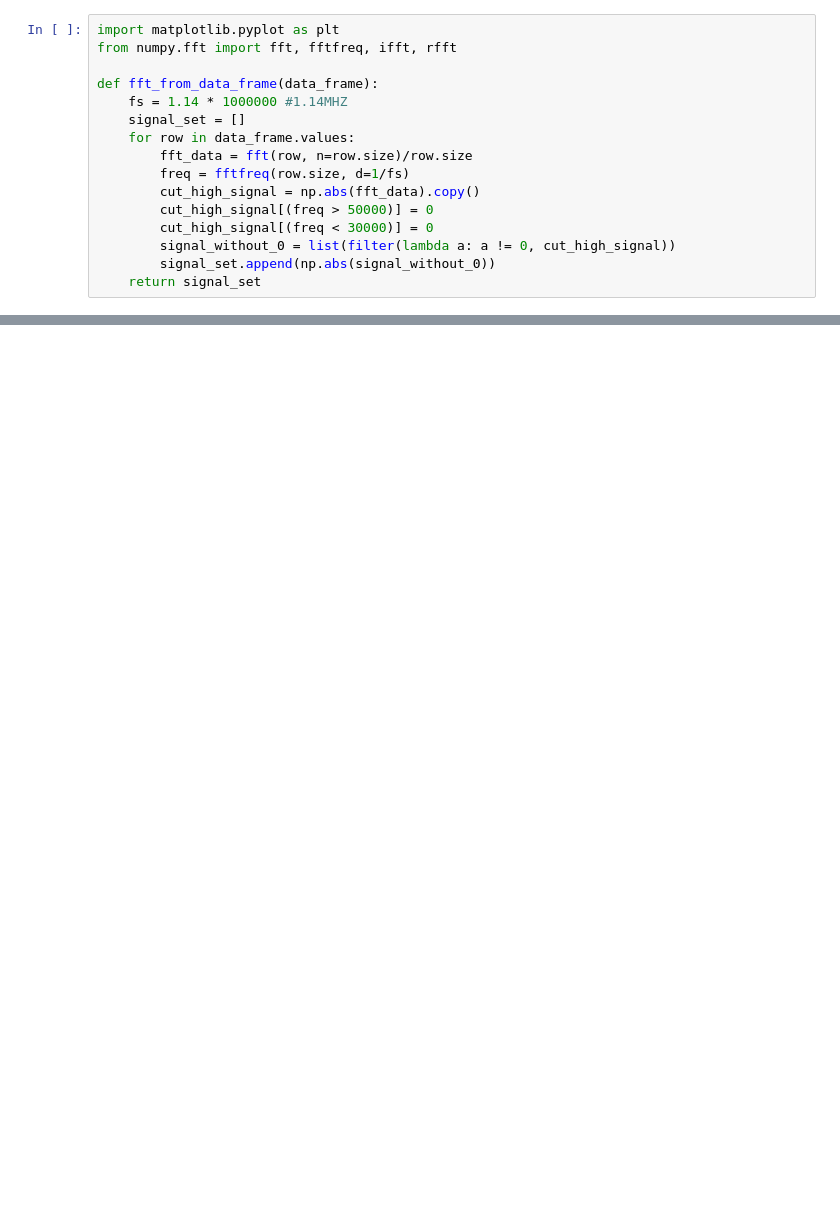
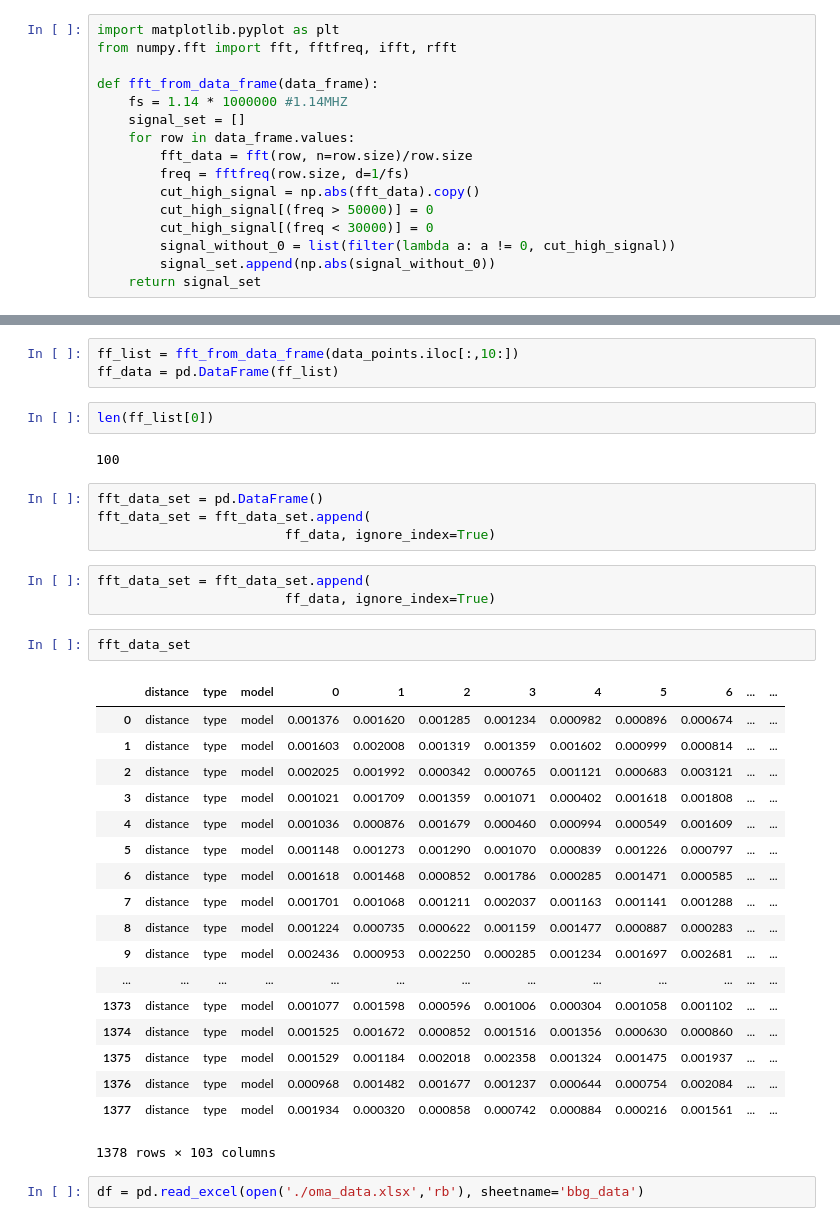
Before and after one commit to joshianuj/MachineLearningComparision, a Jupyter notebook: jupyter-notebook/Untitled3.ipynb, the cells around one changed output, grey strips where cells are left out. Cells and saved outputs as stored; diff of their text form; blank space fills up the shorter version.

```diff
--- a/jupyter-notebook/Untitled3.ipynb
+++ b/jupyter-notebook/Untitled3.ipynb
@@ -73,0 +59,37 @@ ax.plot(ff_data[0])
+# %%
+ff_list = fft_from_data_frame(data_points.iloc[:,10:])
+ff_data = pd.DataFrame(ff_list)
+# %%
+len(ff_list[0])
+# %% [output]
+100
+# %%
+fft_data_set = pd.DataFrame()
+fft_data_set = fft_data_set.append(
+                        ff_data, ignore_index=True)
+# %%
+fft_data_set = fft_data_set.append(
+                        ff_data, ignore_index=True)
+# %%
+fft_data_set
+# %% [output]
+|  | distance | type | model | 0 | 1 | 2 | 3 | 4 | 5 | 6 | ... | ... |
+| 0 | distance | type | model | 0.001376 | 0.001620 | 0.001285 | 0.001234 | 0.000982 | 0.000896 | 0.000674 | ... | ... |
+| 1 | distance | type | model | 0.001603 | 0.002008 | 0.001319 | 0.001359 | 0.001602 | 0.000999 | 0.000814 | ... | ... |
+| 2 | distance | type | model | 0.002025 | 0.001992 | 0.000342 | 0.000765 | 0.001121 | 0.000683 | 0.003121 | ... | ... |
+| 3 | distance | type | model | 0.001021 | 0.001709 | 0.001359 | 0.001071 | 0.000402 | 0.001618 | 0.001808 | ... | ... |
+| 4 | distance | type | model | 0.001036 | 0.000876 | 0.001679 | 0.000460 | 0.000994 | 0.000549 | 0.001609 | ... | ... |
+| 5 | distance | type | model | 0.001148 | 0.001273 | 0.001290 | 0.001070 | 0.000839 | 0.001226 | 0.000797 | ... | ... |
+| 6 | distance | type | model | 0.001618 | 0.001468 | 0.000852 | 0.001786 | 0.000285 | 0.001471 | 0.000585 | ... | ... |
+| 7 | distance | type | model | 0.001701 | 0.001068 | 0.001211 | 0.002037 | 0.001163 | 0.001141 | 0.001288 | ... | ... |
+| 8 | distance | type | model | 0.001224 | 0.000735 | 0.000622 | 0.001159 | 0.001477 | 0.000887 | 0.000283 | ... | ... |
+| 9 | distance | type | model | 0.002436 | 0.000953 | 0.002250 | 0.000285 | 0.001234 | 0.001697 | 0.002681 | ... | ... |
+| ... | ... | ... | ... | ... | ... | ... | ... | ... | ... | ... | ... | ... |
+| 1373 | distance | type | model | 0.001077 | 0.001598 | 0.000596 | 0.001006 | 0.000304 | 0.001058 | 0.001102 | ... | ... |
+| 1374 | distance | type | model | 0.001525 | 0.001672 | 0.000852 | 0.001516 | 0.001356 | 0.000630 | 0.000860 | ... | ... |
+| 1375 | distance | type | model | 0.001529 | 0.001184 | 0.002018 | 0.002358 | 0.001324 | 0.001475 | 0.001937 | ... | ... |
+| 1376 | distance | type | model | 0.000968 | 0.001482 | 0.001677 | 0.001237 | 0.000644 | 0.000754 | 0.002084 | ... | ... |
+| 1377 | distance | type | model | 0.001934 | 0.000320 | 0.000858 | 0.000742 | 0.000884 | 0.000216 | 0.001561 | ... | ... |
+1378 rows × 103 columns
+# %%
+df = pd.read_excel(open('./oma_data.xlsx','rb'), sheetname='bbg_data')
```
Also changed, not shown: parts of 6 cells of this notebook, 8 other files.
